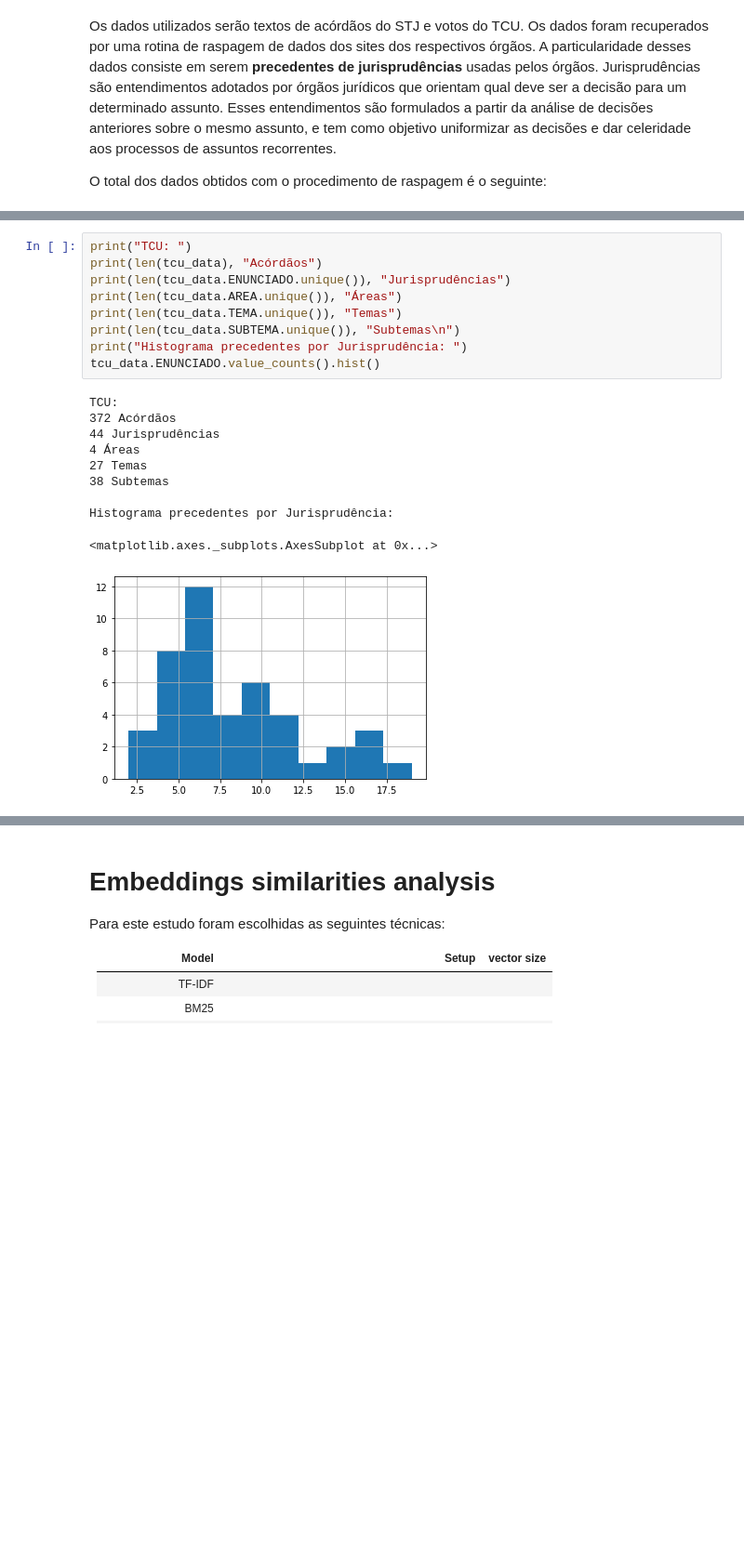
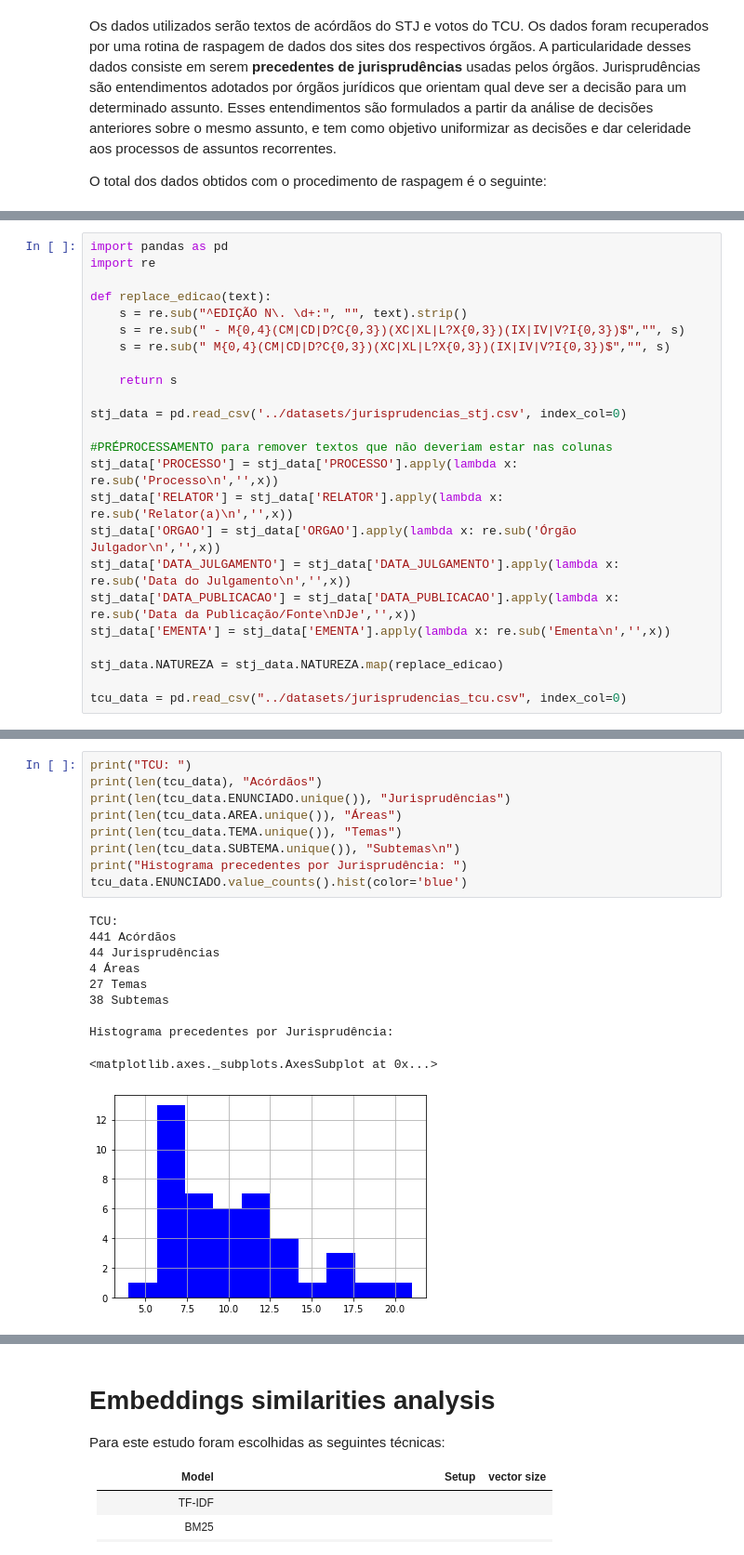
Before and after one commit to danieljunior/techniques_comparision_for_Legal_STS, a Jupyter notebook: notebooks/Presentation.ipynb, the cells around one changed output, grey strips where cells are left out. Shown: that part at 93% size. Cells and saved outputs as stored; diff of their text form; blank space fills up the shorter version.

```diff
--- a/notebooks/Presentation.ipynb
+++ b/notebooks/Presentation.ipynb
@@ -27,3 +22,27 @@ tcu_data = pd.read_csv("../datasets/jurisprudencias_tcu.csv", index_col=0).dropn
+# %%
+import pandas as pd
+import re
+
+def replace_edicao(text):
+    s = re.sub("^EDIÇÃO N\. \d+:", "", text).strip()
+    s = re.sub(" - M{0,4}(CM|CD|D?C{0,3})(XC|XL|L?X{0,3})(IX|IV|V?I{0,3})$","", s)
+    s = re.sub(" M{0,4}(CM|CD|D?C{0,3})(XC|XL|L?X{0,3})(IX|IV|V?I{0,3})$","", s)
+
+    return s
+
+stj_data = pd.read_csv('../datasets/jurisprudencias_stj.csv', index_col=0)
+
+#PRÉPROCESSAMENTO para remover textos que não deveriam estar nas colunas
+stj_data['PROCESSO'] = stj_data['PROCESSO'].apply(lambda x: re.sub('Processo\n','',x))
+stj_data['RELATOR'] = stj_data['RELATOR'].apply(lambda x: re.sub('Relator(a)\n','',x))
+stj_data['ORGAO'] = stj_data['ORGAO'].apply(lambda x: re.sub('Órgão Julgador\n','',x))
+stj_data['DATA_JULGAMENTO'] = stj_data['DATA_JULGAMENTO'].apply(lambda x: re.sub('Data do Julgamento\n','',x))
+stj_data['DATA_PUBLICACAO'] = stj_data['DATA_PUBLICACAO'].apply(lambda x: re.sub('Data da Publicação/Fonte\nDJe','',x))
+stj_data['EMENTA'] = stj_data['EMENTA'].apply(lambda x: re.sub('Ementa\n','',x))
+
+stj_data.NATUREZA = stj_data.NATUREZA.map(replace_edicao)
+
+tcu_data = pd.read_csv("../datasets/jurisprudencias_tcu.csv", index_col=0)
 # %%
 print("STJ: ")
 print(len(stj_data), "Acórdãos")
@@ -45,20 +64,20 @@ Histograma precedentes por Jurisprudência:
 # %%
 print("TCU: ")
 print(len(tcu_data), "Acórdãos")
 print(len(tcu_data.ENUNCIADO.unique()), "Jurisprudências")
 print(len(tcu_data.AREA.unique()), "Áreas")
 print(len(tcu_data.TEMA.unique()), "Temas")
 print(len(tcu_data.SUBTEMA.unique()), "Subtemas\n")
 print("Histograma precedentes por Jurisprudência: ")
-tcu_data.ENUNCIADO.value_counts().hist()
+tcu_data.ENUNCIADO.value_counts().hist(color='blue')
 # %% [output]
 TCU:
-372 Acórdãos
+441 Acórdãos
 44 Jurisprudências
 4 Áreas
 27 Temas
 38 Subtemas
 
 Histograma precedentes por Jurisprudência:
 <matplotlib.axes._subplots.AxesSubplot at 0x...>
-[figure, old version]
+[figure, new version]
```
Also changed, not shown: parts of 19 cells of this notebook, 3 other files.
